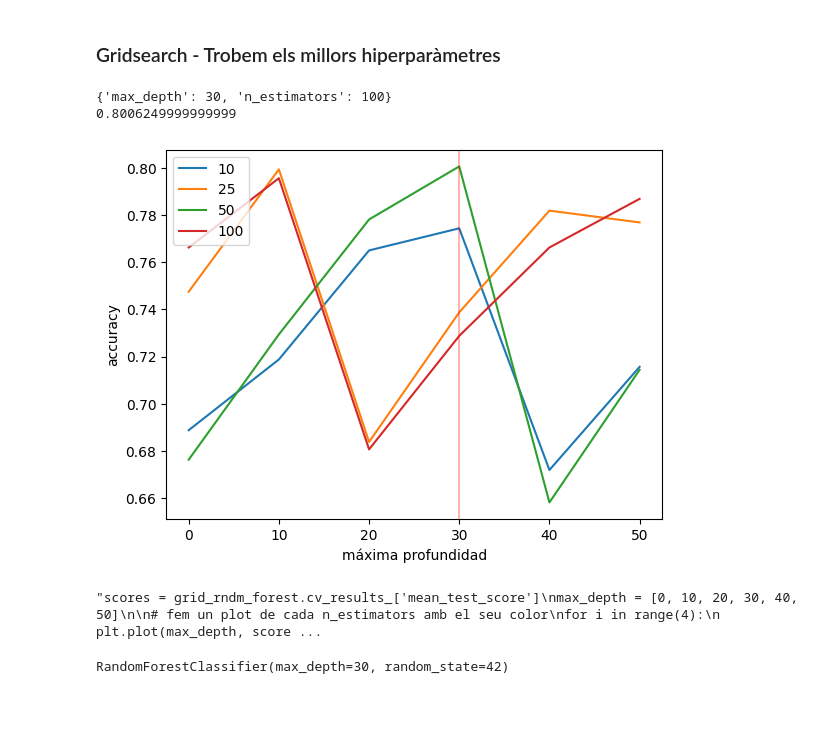
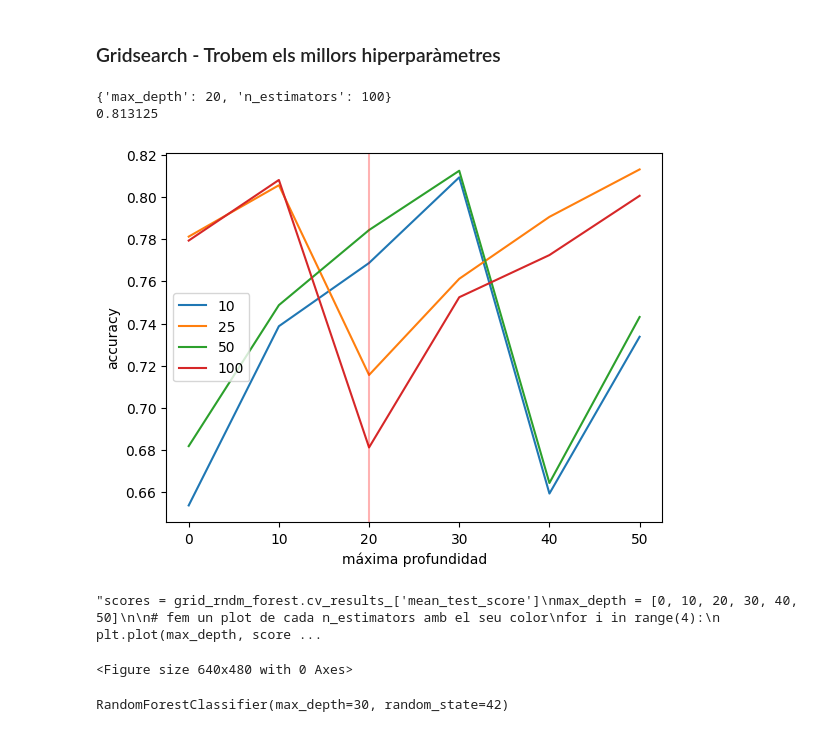
Before and after one commit to Nifel13/PLH---Movie-review-predictor, a Jupyter notebook: detecció_opinions.ipynb, the cells around one changed output. Cells and saved outputs as stored; diff of their text form; code cells hidden in the pictures; blank space fills up the shorter version.

Commit message:
Images se guardan auto y Test queda bonito

```diff
--- a/detecció_opinions.ipynb
+++ b/detecció_opinions.ipynb
@@ -49,10 +53,11 @@ def preprocess(review: str)-> str:
     Retorna:
     - review: Una string con review preprocesada:
                 - sin mayúsculas.
-                - sin dígitos.
+                - sin dígitos ni caracteres distintos a [a-z].
                 - sin saltos de línea (\n).
                 - lematizada cada palabra.
                 - separadas por un espacio (" ").
+                - sin stopwords.
     """
     review = review.lower()
     # eliminate any character that is not a letter or a space
@@ -62,10 +67,12 @@ def preprocess(review: str)-> str:
     lemmatizer = nltk.WordNetLemmatizer()
 
     review = ' '.join(lemmatizer.lemmatize(word) for word in review.split())
+
     # remove stopwords
     stopwords = set(nltk.corpus.stopwords.words('english'))
-    review = [w for w in review if w not in stopwords]
+    review = [w for w in review.split() if w not in stopwords]
     review = ' '.join(review)
+
     return review
 
 def split_corpus(X: List[str], y: list, test_size = 0.2, random_state = 42) -> Tuple[List, List, List, List]:
@@ -84,17 +91,18 @@ def split_corpus(X: List[str], y: list, test_size = 0.2, random_state = 42) -> T
     - y_train
     - y_test
         -> Conjunto de X e y separadas según train y test, siendo las X (train y test) vectorizadas.
+    - vectorizer: Vectorizador entrenado con las particiones de train para utilizar con el test en un futuro
     """
     vectorizer = CountVectorizer()
     X_train, X_test, y_train, y_test = train_test_split(X, y, test_size=test_size, random_state=random_state)
     X_train = vectorizer.fit_transform(X_train)
     X_test = vectorizer.transform(X_test)
-    return X_train, X_test, y_train, y_test
+    return X_train, X_test, y_train, y_test, vectorizer
 
 corpus = [preprocess(mr.raw(review)) for review in mr.fileids()]
 y = ["pos"]*1000 + ["neg"]*1000
 
-X_train, X_test, y_train, y_test = split_corpus(corpus, y)
+X_train, X_test, y_train, y_test, vectorizer = split_corpus(corpus, y)
 # %%
 print(X_test)
 # %% [output]
@@ -160,12 +168,13 @@ def grid_search(classifier: BaseEstimator, classifier_str: str, params: Dict[str
 
 
 
-def plot_gridsearch(grid: GridSearchCV, param_grid: Dict[str, list], x, y, xlab, ylab, z=None):
+def plot_gridsearch(grid: GridSearchCV, model_str, param_grid: Dict[str, list], x, y, xlab, ylab, z=None):
     """
     Función que crea una gráfica con los resultados de la búsqueda ambiciosa.
 
     Parámetros:
     - grid: Instancia de GridSearchCV con la búsqueda "greedy" con distintos alpha-s.
+    - model_str: String con el nombre del modelo cuya imagen de los resultados de la búsqueda se vayan a guardar en el directorio ./Images
     - param_grid: dict conteniendo las alpha-s con las que se ha realizado la búsqueda.
     - x: String con la variable de param_grid que pertenecerá al eje x.
     - y: String con la variable de param_grid que pertenecerá al eje y, normalmente la métrica de performance.
@@ -193,3 +202,4 @@ def plot_gridsearch(grid: GridSearchCV, param_grid: Dict[str, list], x, y, xlab,
     if z!= None:
         plt.legend(param_grid[z])
     plt.show()
+    plt.savefig(f"Images/{model_str}_grid_search.png")
@@ -255,5 +273,5 @@ from sklearn.linear_model import LogisticRegression
 parameters_logreg = {'C':[0.1,1,5,10,20,30,50,75,100]}
 logreg = LogisticRegression(max_iter=1000)
 
-grid_logreg = grid_search(logreg, "log_reg", parameters_logreg, False)
+grid_logreg = grid_search(logreg, "log_reg", parameters_logreg, True)
 # %% [output]
@@ -287,31 +308,32 @@ LogisticRegression(C=10, max_iter=1000)
 # %%
 from sklearn.ensemble import RandomForestClassifier
 params_rndm_forest = {'n_estimators': [10, 25, 50, 100], 'max_depth': [None, 10, 20, 30, 40, 50]}
-grid_rndm_forest = grid_search(RandomForestClassifier(), "rndm_forest", params_rndm_forest, False)
+grid_rndm_forest = grid_search(RandomForestClassifier(), "rndm_forest", params_rndm_forest, True)
 # %% [output]
-{'max_depth': 30, 'n_estimators': 100}
-0.8006249999999999
+{'max_depth': 20, 'n_estimators': 100}
+0.813125
 # %%
 
 params_rndm_forest["max_depth"][0] = 0
-plot_gridsearch(grid_rndm_forest, params_rndm_forest, "max_depth", "mean_test_score", "máxima profundidad", "accuracy", "n_estimators")
+plot_gridsearch(grid_rndm_forest, "rndm_forest",params_rndm_forest, "max_depth", "mean_test_score", "máxima profundidad", "accuracy", "n_estimators")
 
 
 """scores = grid_rndm_forest.cv_results_['mean_test_score']
 max_depth = [0, 10, 20, 30, 40, 50]
 
 # fem un plot de cada n_estimators amb el seu color
 for i in range(4):
     plt.plot(max_depth, scores[i*6:(i+1)*6])
 
 plt.legend(['10', '25', '50', '100'], title = 'n_estimators')
 plt.xlabel('max_depth')
 plt.ylabel('accuracy')
 plt.axvline(grid_rndm_forest.best_params_['max_depth'], color='r', alpha = 0.3)
 plt.show()"""
 # %% [output]
-[figure, old version]
+[figure, new version]
 "scores = grid_rndm_forest.cv_results_['mean_test_score']\nmax_depth = [0, 10, 20, 30, 40, 50]\n\n# fem un plot de cada n_estimators amb el seu color\nfor i in range(4):\n    plt.plot(max_depth, score ...
+<Figure size 640x480 with 0 Axes>
 # %%
 rndm_forest = RandomForestClassifier(n_estimators=100,max_depth=30, random_state=42)
 rndm_forest.fit(X_train, y_train)
```
Also changed, not shown: parts of 23 cells of this notebook, 12 other files.
